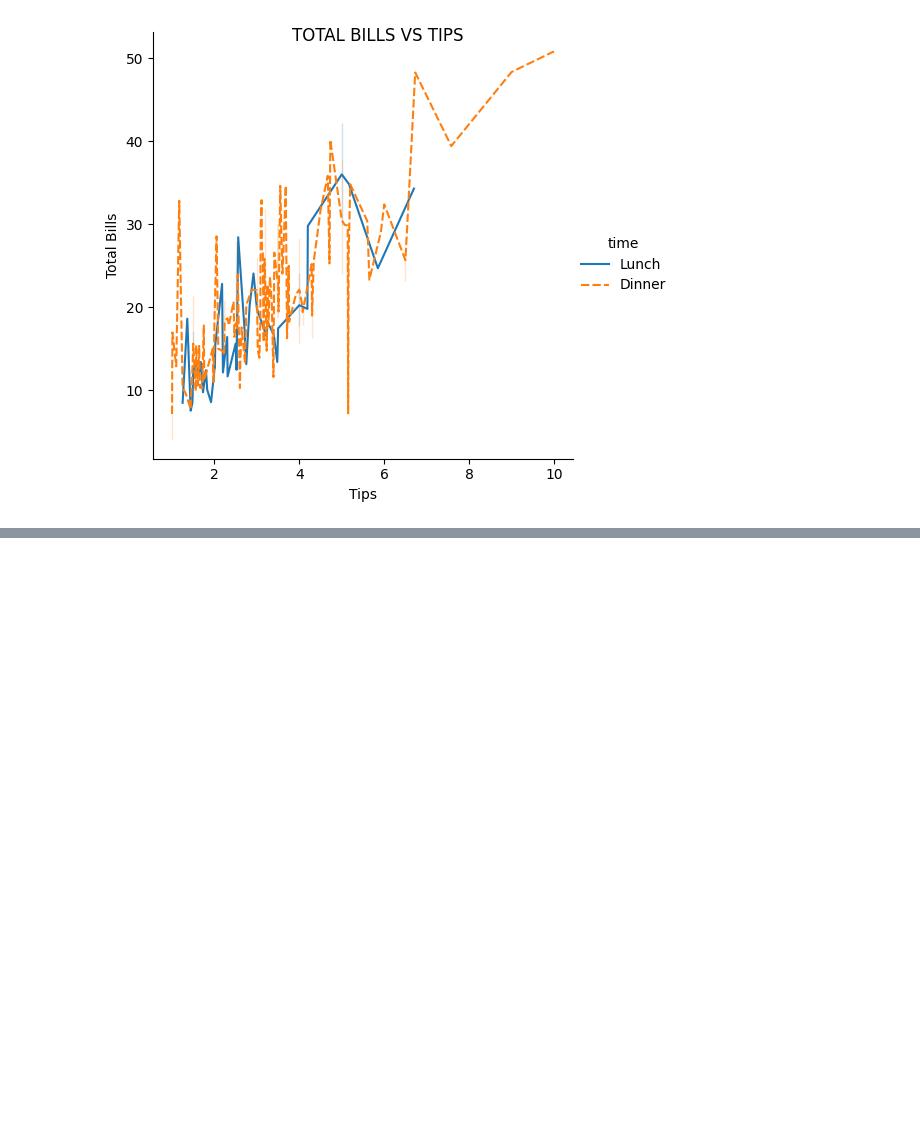
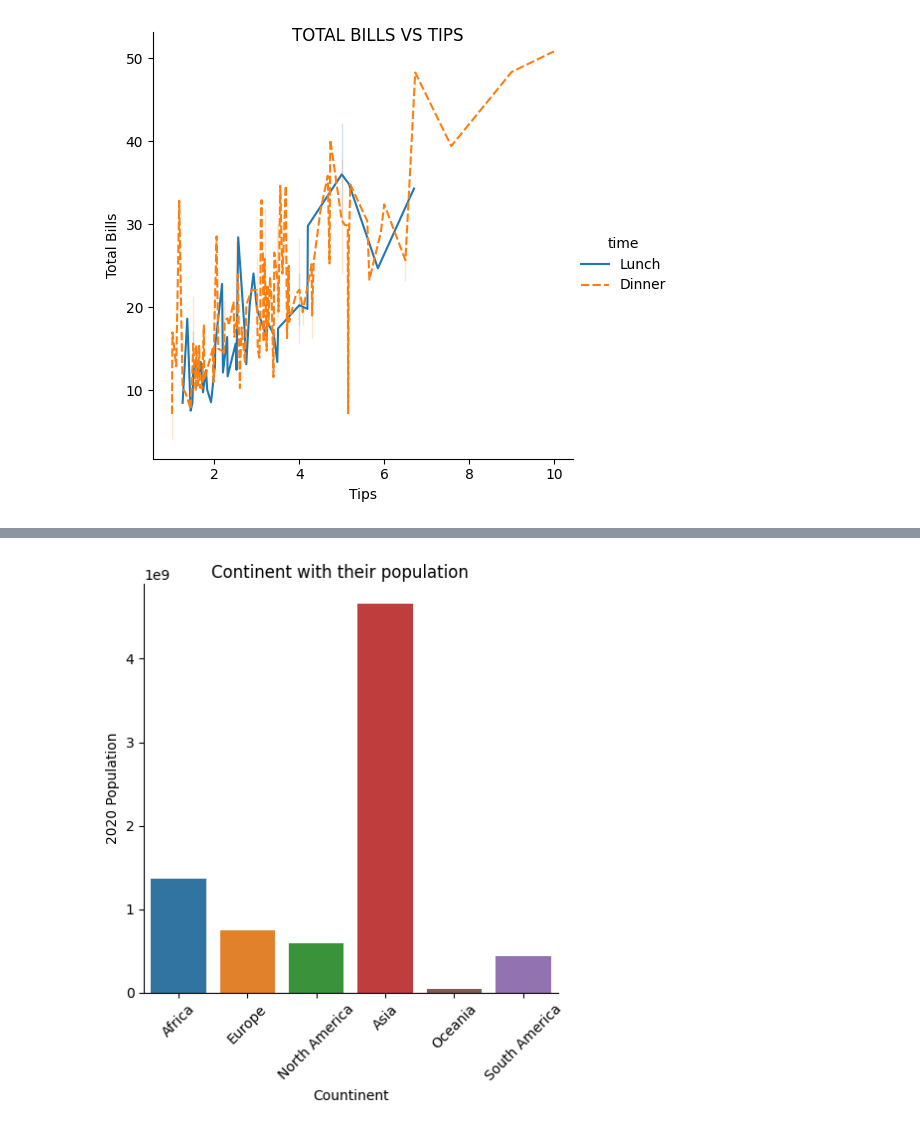
Before and after one commit to HABUDANHAYABK/Associate-Data-Scientist-in-Python, a Jupyter notebook: Data_Visualization_with_Seaborn/plot_customization.ipynb, the cells around one changed output, grey strips where cells are left out. Cells and saved outputs as stored; diff of their text form; code cells hidden in the pictures; blank space fills up the shorter version.

```diff
--- a/Data_Visualization_with_Seaborn/plot_customization.ipynb
+++ b/Data_Visualization_with_Seaborn/plot_customization.ipynb
@@ -49,3 +49,5 @@ g.set(xlabel='Tips',
 plt.show()
 # %% [output]
 [figure]
+# %%
+pop = pd.read_csv(r"c:/users/danhaya/arewads/world-population-dynamics/data/processed_data/processed_data.csv")
@@ -51,0 +59,12 @@ plt.show()
+# %%
+africa20 = pop[pop['Continent']=='Africa']['2020 Population'].sum()
+euro20 = pop[pop['Continent']== 'Europe']['2020 Population'].sum()
+north20= pop[pop['Continent']=='North America']['2020 Population'].sum()
+asia20 = pop[pop['Continent']=='Asia']['2020 Population'].sum()p
+oceania20 = pop[pop['Continent']== 'Oceania']['2020 Population'].sum()
+south20 = pop[pop['Continent']=='South America']['2020 Population'].sum()
+# %%
+continent = pd.DataFrame({
+    "countries" : ["Africa", "Europe", "North America", "Asia", "Oceania", "South America"],
+    "Population": [africa20, euro20, north20, asia20, oceania20, south20]
+})
@@ -51,0 +81,32 @@ plt.show()
+# %%
+import matplotlib.pyplot as plt
+import seaborn as sns
+
+continent_color ={
+    "Africa": "red",
+    "Europe": "green",
+    "North America": "blue",
+    "Asia": "black",
+    "South America": "orange",
+    "Oceania": "purple"
+}
+
+#plot
+
+g = sns.catplot(x='countries',
+            y='Population',
+            data = continent,
+            kind = 'bar',
+            hue= 'countries',
+            hue_order= continent_color)
+
+#set label
+g.fig.suptitle("Continent with their population")
+g.set(xlabel='Countinent',
+      ylabel= '2020 Population')
+
+plt.xticks(rotation=45)
+
+plt.show()
+# %% [output]
+[figure, added]
```
Also changed, not shown: parts of 2 cells of this notebook.
